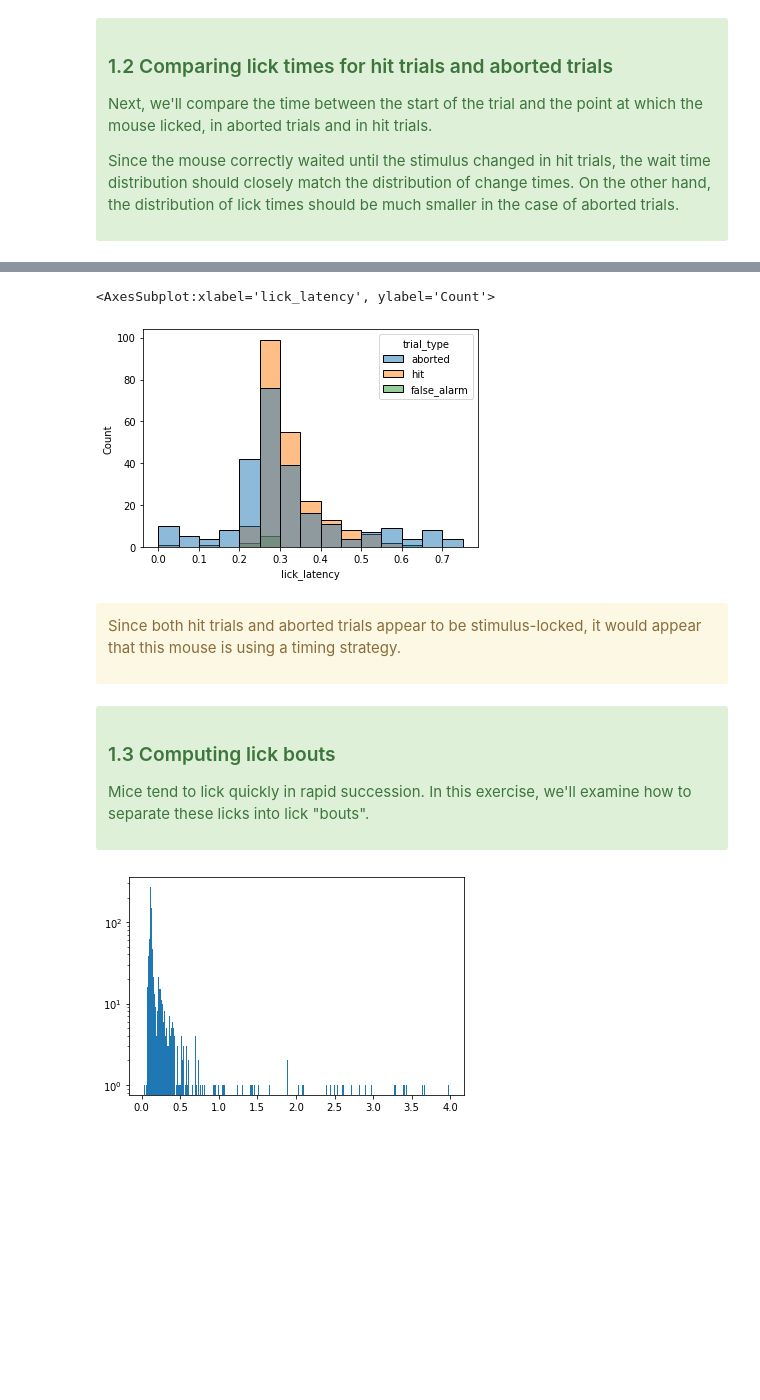
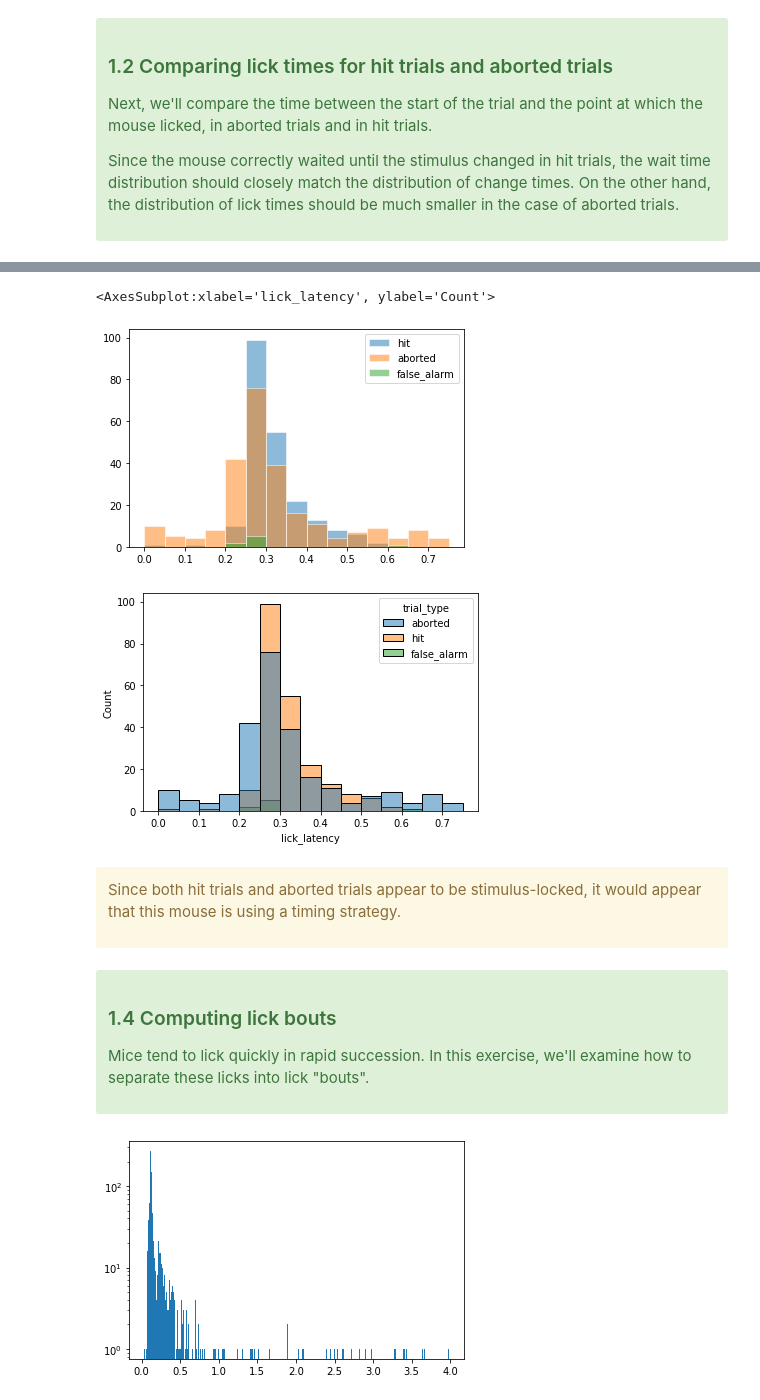
Before and after one commit to AllenInstitute/swdb_2022, a Jupyter notebook: Organizers/VBN_Exercise_solutions.ipynb, the cells around one changed output, grey strips where cells are left out. Drawn from its saved outputs; the diff is of its cells as text; code cells hidden in the pictures; blank space fills up the shorter version.

```diff
--- a/Organizers/VBN_Exercise_solutions.ipynb
+++ b/Organizers/VBN_Exercise_solutions.ipynb
@@ -269,3 +272,22 @@ Next, let's compare the latency between the first lick in each trial and the pre
 For hit trials, we expect the licks to be stimulus-locked, with a response after a clear delay. If this is also true for aborted trials, it could mean that the mice are trying to use a "timing" strategy: licking after a particular number of flashes, rather than licking on the flash after the image changes.
 
 </div>
+# %%
+# We have already added time stamps of first licks to the trials table in Exercise 1.1.
+
+# For hit trials, we can use the change_time column from the trials table to determine the time at which
+# the image changed, but for aborted trials, the change never happens, so the change_time would be NaN.
+
+# To find the stimulus flash just before the lick for *all* trials, we'll need to look at the
+# stimulus_presentations table, and merge it with the trials table.
+
+# First, use searchsorted to find the trial index that starts before the start_time of each
+# stimulus presentation.
+# Assign these indices to a new column of the stimulus presentation table called trials_id.
+stimulus_presentations['trials_id'] = np.searchsorted(trials['start_time'],
+                                                      stimulus_presentations['start_time']) - 1
+
+# Note that searchsorted gives the trial index that has a start_time *after* each stimulus presentation.
+# So we subtract one to get the trial that started *before* the stimulus presentation.
+
+stimulus_presentations
@@ -309,9 +350,10 @@ Index(['active', 'color', 'contrast', 'duration', 'end_frame',
 # %%
-# Now that we have all the info we need, let's start by subselecting the hit, false alarm and aborted trials
-stim_pres_hit_fa_aborted = stim_pres_with_trials.query('hit == True or false_alarm == True or aborted == True')
+# Now that we have all the info we need, subselect the hit, false alarm and aborted trials
+stim_pres_hit_fa_aborted = stim_pres_with_trials[stim_pres_with_trials['trial_type'].isin(['hit', 'false_alarm', 'aborted'])]
 
-# Next, let's select the stimulus presentations that precede the lick timestamp
-stim_pres_prec_first_lick = stim_pres_hit_fa_aborted.query('start_time_stim < first_lick_time').copy()
+# Next, select the stimulus presentations that precede the first lick timestamp. Create a copy.
+stim_pres_prec_first_lick = stim_pres_hit_fa_aborted[stim_pres_hit_fa_aborted['start_time_stim']
+                                                     < stim_pres_hit_fa_aborted['first_lick_time']].copy()
 stim_pres_prec_first_lick.head()
 # %% [output]
 |  | active | color | contrast | duration | end_frame | flashes_since_change | image_name | is_change | omitted | ... |
@@ -356,15 +415,20 @@ stim_pres_prec_first_lick.head()
 # %%
-# Finally, let's pull out the relevant columns for plotting
-lick_latencies_to_plot = stim_pres_prec_first_lick[['lick_latency', 'hit', 'false_alarm', 'aborted']].copy()
+# Finally, plot the lick latencies by trial type.
 
-lick_latencies_to_plot['trial_type'] = 'hit'
-lick_latencies_to_plot.loc[lick_latencies_to_plot['false_alarm'], 'trial_type'] = 'false_alarm'
-lick_latencies_to_plot.loc[lick_latencies_to_plot['aborted'], 'trial_type'] = 'aborted'
+# Using matplotlib
+plt.figure()
+for trial_type in ['hit', 'aborted', 'false_alarm']:
+    plt.hist(stim_pres_prec_first_lick.loc[stim_pres_prec_first_lick[trial_type], 'lick_latency'],
+             bins=np.linspace(0, 0.75, 16), alpha=0.5, edgecolor='w', label=trial_type)
+plt.legend()
 
-sns.histplot(lick_latencies_to_plot, x='lick_latency', hue='trial_type', bins=np.linspace(0, 0.75, 16))
+# Using seaborn
+plt.figure()
+sns.histplot(stim_pres_prec_first_lick, x='lick_latency', hue='trial_type', bins=np.linspace(0, 0.75, 16))
 # %% [output]
 <AxesSubplot:xlabel='lick_latency', ylabel='Count'>
-[figure, old version]
+[figure, new version]
+[figure, added]
 # %% [markdown]
 <div class="alert alert-block alert-warning">
 
@@ -374,7 +438,7 @@ Since both hit trials and aborted trials appear to be stimulus-locked, it would
 # %% [markdown]
 <div class="alert alert-block alert-success">
 
-### 1.3  Computing lick bouts
+### 1.4  Computing lick bouts
 
 Mice tend to lick quickly in rapid succession. In this exercise, we'll examine how to separate these licks into lick "bouts".
 
```
Also changed, not shown: parts of 18 cells of this notebook.
